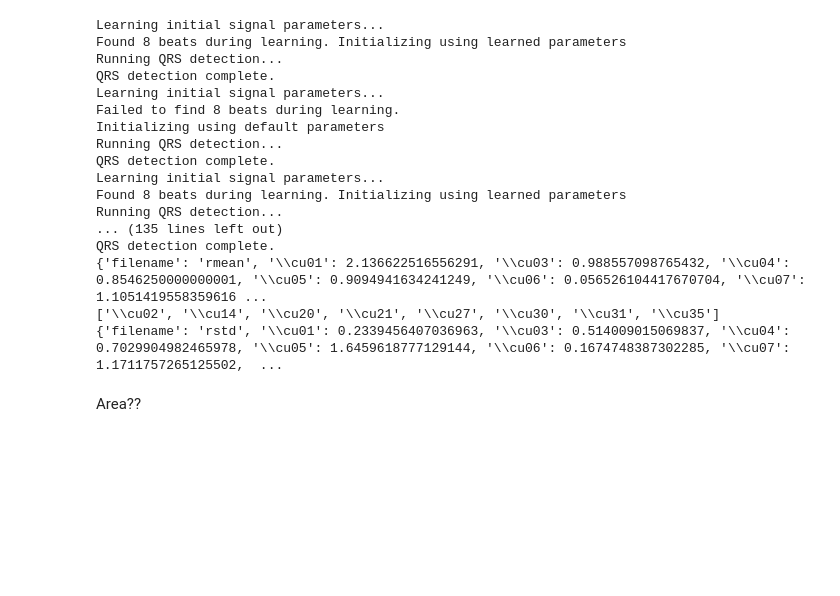
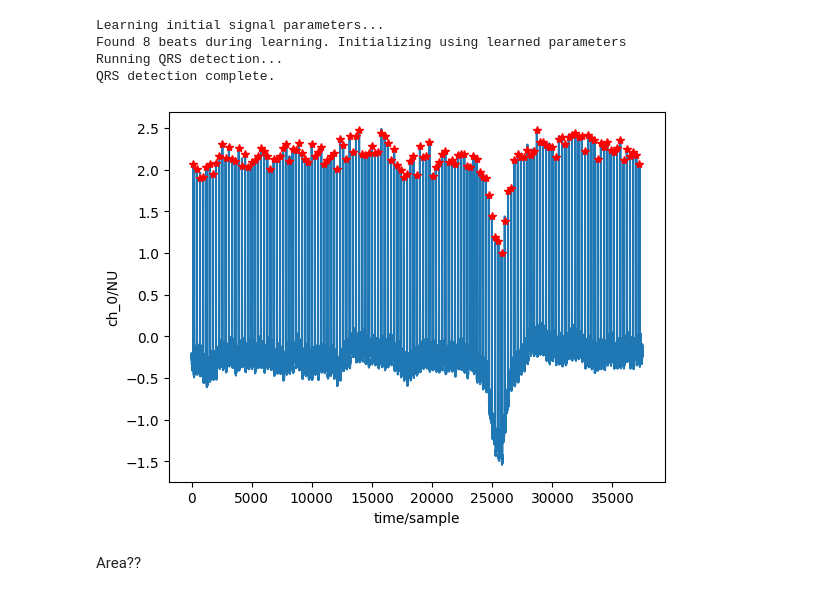
Before and after one commit to zodwick/ventricular-fibrillation-prediction-model, a Jupyter notebook: code.ipynb, the cells around one changed output. Drawn from its saved outputs; the diff is of its cells as text; code cells hidden in the pictures; blank space fills up the shorter version.

```diff
--- a/code.ipynb
+++ b/code.ipynb
@@ -1,79 +1,64 @@
 # %%
 import wfdb
 import math
-from wfdb import processing
-rmeans={'filename':'rmean'}
-rstandard_deviation={'filename':'rstd'}
-rinvalid=[]
+from wfdb import processing  # for xqrs detection
 
 
-def mean_std(file_path,file_name):
+rmeans = {'filename': 'rmean'}
+rstandard_deviation = {'filename': 'rstd'}
+rinvalid = []
 
-    file_destination=file_path+file_name
-    sig, fields = wfdb.rdsamp(file_destination , channels=[0] ,sampto=40000 )
-    xqrs = processing.XQRS(sig=sig[:,0], fs=fields['fs'])
+
+def mean_std(file_path, file_name, start, stop):
+
+    file_destination = file_path+file_name
+    sig, fields = wfdb.rdsamp(file_destination, channels=[
+                              0], sampfrom=start, sampto=stop)
+    xqrs = processing.XQRS(sig=sig[:, 0], fs=fields['fs'])
     xqrs.detect()
 
     # print(fields)
-    # wfdb.plot_items(signal=sig, ann_samp=[xqrs.qrs_inds] )
+    wfdb.plot_items(signal=sig, ann_samp=[xqrs.qrs_inds]  )
 
-    #sqrs.qrs_inds is array containing indexes of qrs ?
+    # sqrs.qrs_inds is array containing indexes of qrs ?
 
-    rpeaksum=0
+    rpeaksum = 0
     for i in xqrs.qrs_inds:
-        rpeaksum+=sig[i]
+        rpeaksum += sig[i]
     try:
-        rmean=(rpeaksum/len(xqrs.qrs_inds))
-        rmeans[file_name]=float(rmean)
+        rmean = (rpeaksum/len(xqrs.qrs_inds))
+        rmeans[file_name] = float(rmean)
 
-        rstdsum=0
+        rstdsum = 0
         for i in xqrs.qrs_inds:
-            rstdsum+=(sig[i]-rmean)**2
-        rstd=math.sqrt(rstdsum/len(xqrs.qrs_inds))
+            rstdsum += (sig[i]-rmean)**2
+        rstd = math.sqrt(rstdsum/len(xqrs.qrs_inds))
         # print("standard deviation is",rstd)
-        rstandard_deviation[file_name]=float(rstd)
-
-
+        rstandard_deviation[file_name] = float(rstd)
 
     except ZeroDivisionError:
         rinvalid.append(file_name)
 
 
-
-
-
-
 def main():
-    file_path=r"D:\vf predict\cu-ventricular-tachyarrhythmia-database-1.0.0"
-
-    for i in range(1,36):
-        file_name="\cu"+f"{i:02d}"
-        mean_std(file_path,file_name)
-
+    file_path = r"D:\vf predict\cu-ventricular-tachyarrhythmia-database-1.0.0"
+    file_name = "\cu01"
+    file_destination = file_path+file_name
+    stop = 53542-7500
+    start = stop - 37500  # 7500 samples = 30 seconds
+    mean_std(file_path, file_name, start, stop)
     # print(rmeans)
     # print(rinvalid)
     # print(rstandard_deviation)
 
 
 main()
 # %% [output]
 Learning initial signal parameters...
 Found 8 beats during learning. Initializing using learned parameters
 Running QRS detection...
 QRS detection complete.
-Learning initial signal parameters...
-Failed to find 8 beats during learning.
-Initializing using default parameters
-Running QRS detection...
-QRS detection complete.
-Learning initial signal parameters...
-Found 8 beats during learning. Initializing using learned parameters
-Running QRS detection...
-... (135 lines left out)
-QRS detection complete.
-{'filename': 'rmean', '\\cu01': 2.136622516556291, '\\cu03': 0.988557098765432, '\\cu04': 0.8546250000000001, '\\cu05': 0.9094941634241249, '\\cu06': 0.056526104417670704, '\\cu07': 1.1051419558359616 ...
-['\\cu02', '\\cu14', '\\cu20', '\\cu21', '\\cu27', '\\cu30', '\\cu31', '\\cu35']
-{'filename': 'rstd', '\\cu01': 0.2339456407036963, '\\cu03': 0.514009015069837, '\\cu04': 0.7029904982465978, '\\cu05': 1.6459618777129144, '\\cu06': 0.1674748387302285, '\\cu07': 1.1711757265125502,  ...
+[figure, added]
 # %% [markdown]
 Area??
 # %%
```
Also changed, not shown: parts of 2 cells of this notebook.
